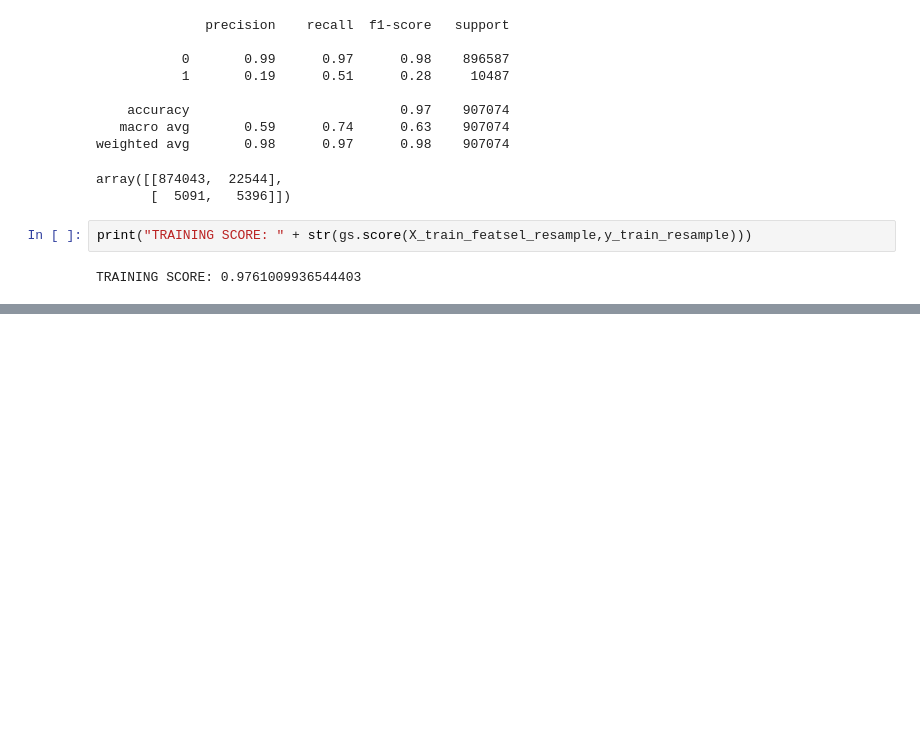
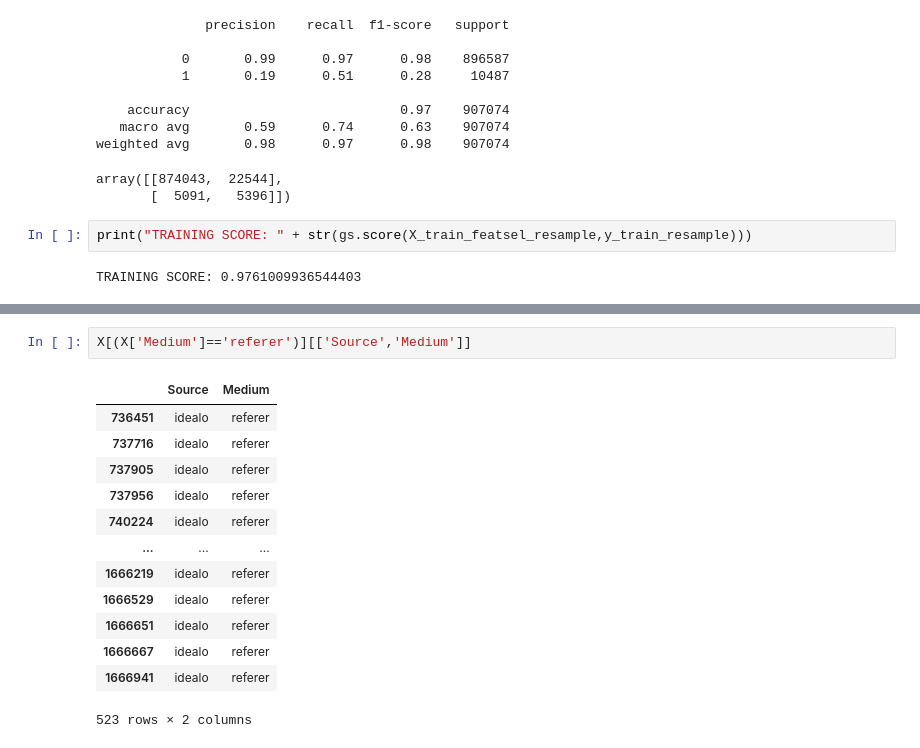
Before and after one commit to Laurajmoreno/ML_and_CRO, a Jupyter notebook: CLASSIFICATION_OPTIMIZATION_AND_GS_Random-Forest-with-fulldata-no-carrito-pedido .ipynb, the cells around one changed output, grey strips where cells are left out. Drawn from its saved outputs; the diff is of its cells as text; blank space fills up the shorter version.

```diff
--- a/CLASSIFICATION_OPTIMIZATION_AND_GS_Random-Forest-with-fulldata-no-carrito-pedido .ipynb
+++ b/CLASSIFICATION_OPTIMIZATION_AND_GS_Random-Forest-with-fulldata-no-carrito-pedido .ipynb
@@ -2831,0 +3057,16 @@ TRAINING SCORE: 0.9761009936544403
+# %%
+X[(X['Medium']=='referer')][['Source','Medium']]
+# %% [output]
+|  | Source | Medium |
+| 736451 | idealo | referer |
+| 737716 | idealo | referer |
+| 737905 | idealo | referer |
+| 737956 | idealo | referer |
+| 740224 | idealo | referer |
+| ... | ... | ... |
+| 1666219 | idealo | referer |
+| 1666529 | idealo | referer |
+| 1666651 | idealo | referer |
+| 1666667 | idealo | referer |
+| 1666941 | idealo | referer |
+523 rows × 2 columns
```
Also changed, not shown: parts of 17 cells of this notebook.
